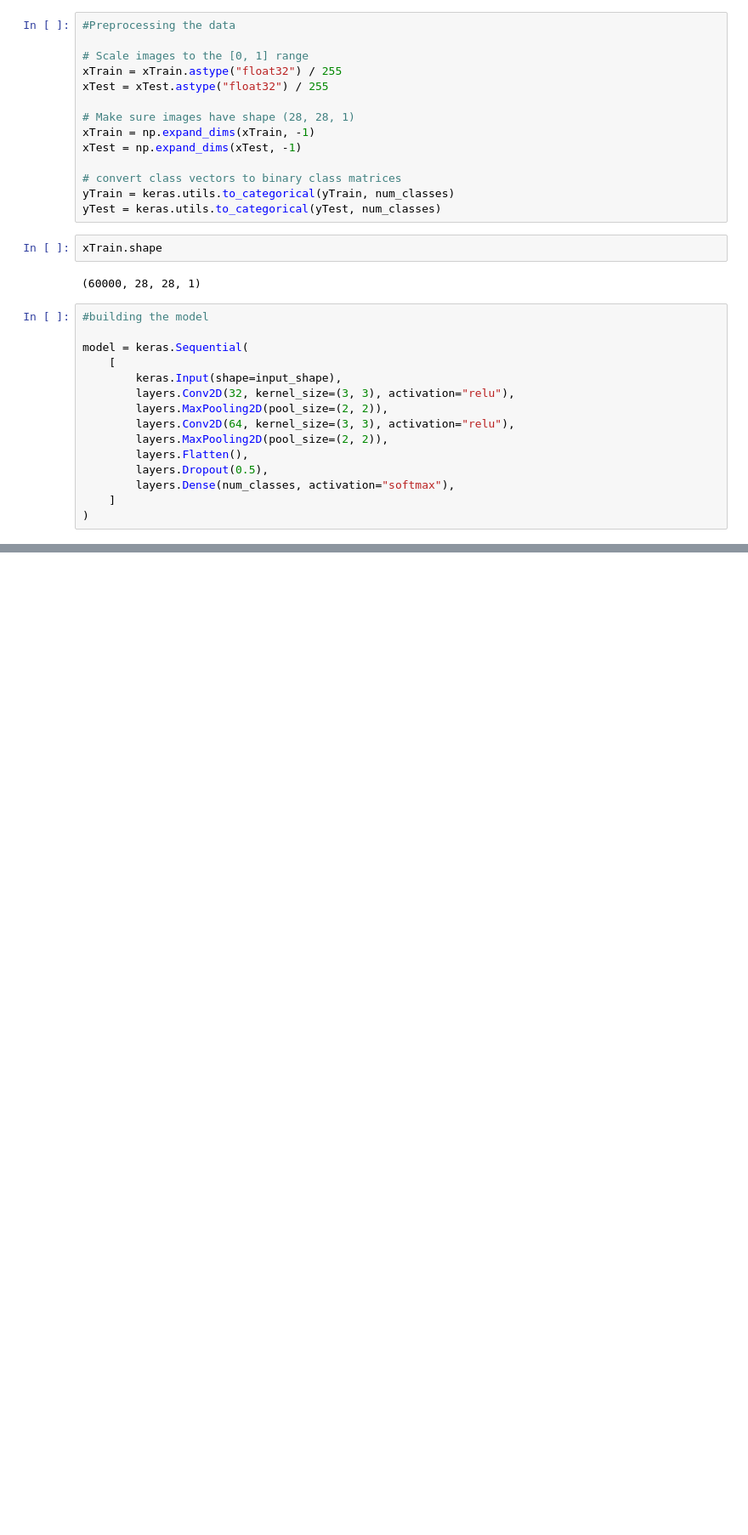
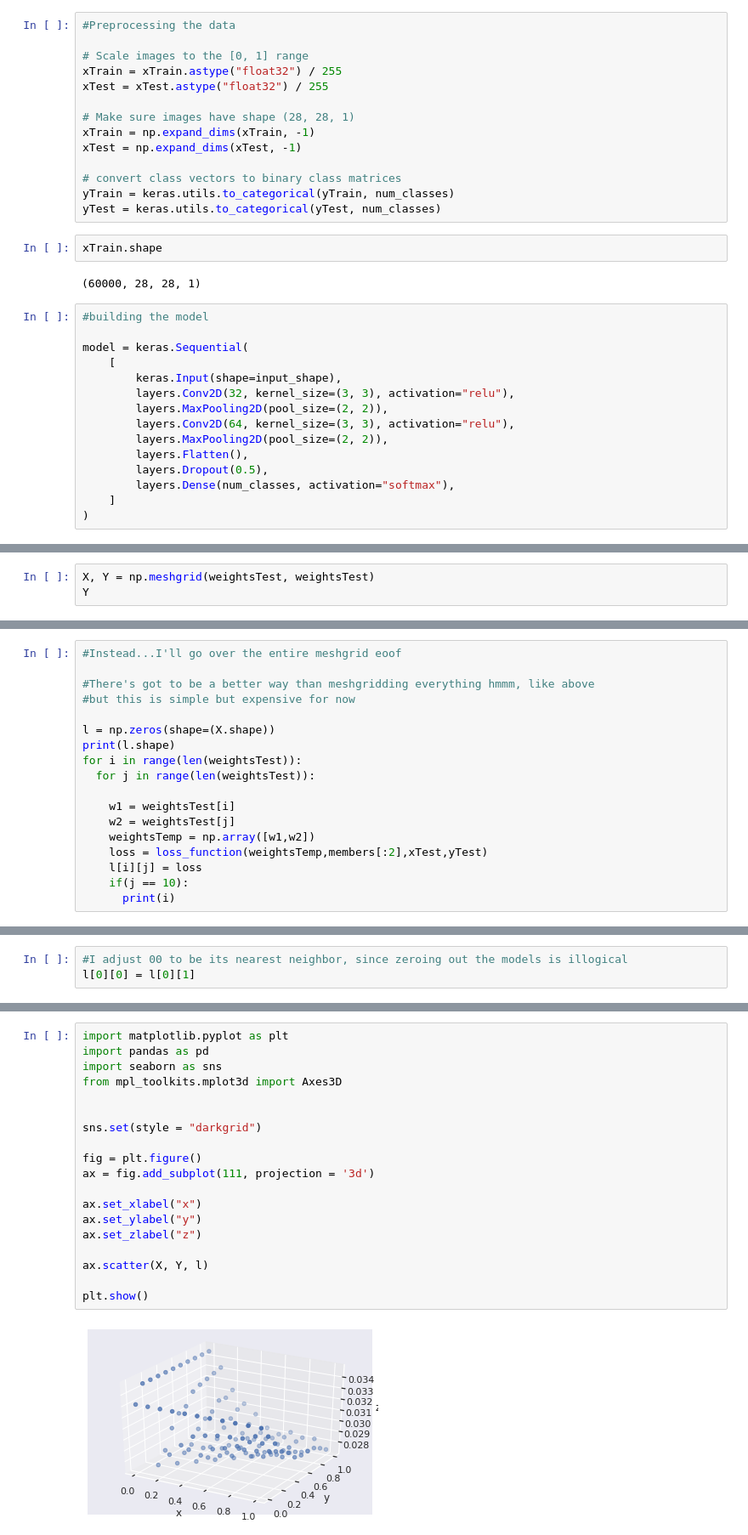
Before and after one commit to MarcoRSousa/DigitClassification, a Jupyter notebook: Python/DigitClassification_NN.ipynb, the cells around one changed output, grey strips where cells are left out. Shown: that part at 85% size. Drawn from its saved outputs; the diff is of its cells as text; blank space fills up the shorter version.

```diff
--- a/Python/DigitClassification_NN.ipynb
+++ b/Python/DigitClassification_NN.ipynb
@@ -1705,0 +2467,3 @@ Test accuracy: 0.9927999973297119
+# %%
+X, Y = np.meshgrid(weightsTest, weightsTest)
+Y
@@ -1705,0 +2515,18 @@ Test accuracy: 0.9927999973297119
+# %%
+#Instead...I'll go over the entire meshgrid eoof
+
+#There's got to be a better way than meshgridding everything hmmm, like above
+#but this is simple but expensive for now
+
+l = np.zeros(shape=(X.shape))
+print(l.shape)
+for i in range(len(weightsTest)):
+  for j in range(len(weightsTest)):
+
+    w1 = weightsTest[i]
+    w2 = weightsTest[j]
+    weightsTemp = np.array([w1,w2])
+    loss = loss_function(weightsTemp,members[:2],xTest,yTest)
+    l[i][j] = loss
+    if(j == 10):
+      print(i)
@@ -1705,0 +2555,3 @@ Test accuracy: 0.9927999973297119
+# %%
+#I adjust 00 to be its nearest neighbor, since zeroing out the models is illogical
+l[0][0] = l[0][1]
@@ -1705,0 +2586,21 @@ Test accuracy: 0.9927999973297119
+# %%
+import matplotlib.pyplot as plt
+import pandas as pd
+import seaborn as sns
+from mpl_toolkits.mplot3d import Axes3D
+
+
+sns.set(style = "darkgrid")
+
+fig = plt.figure()
+ax = fig.add_subplot(111, projection = '3d')
+
+ax.set_xlabel("x")
+ax.set_ylabel("y")
+ax.set_zlabel("z")
+
+ax.scatter(X, Y, l)
+
+plt.show()
+# %% [output]
+[figure, added]
```
Also changed, not shown: parts of 165 cells of this notebook.
